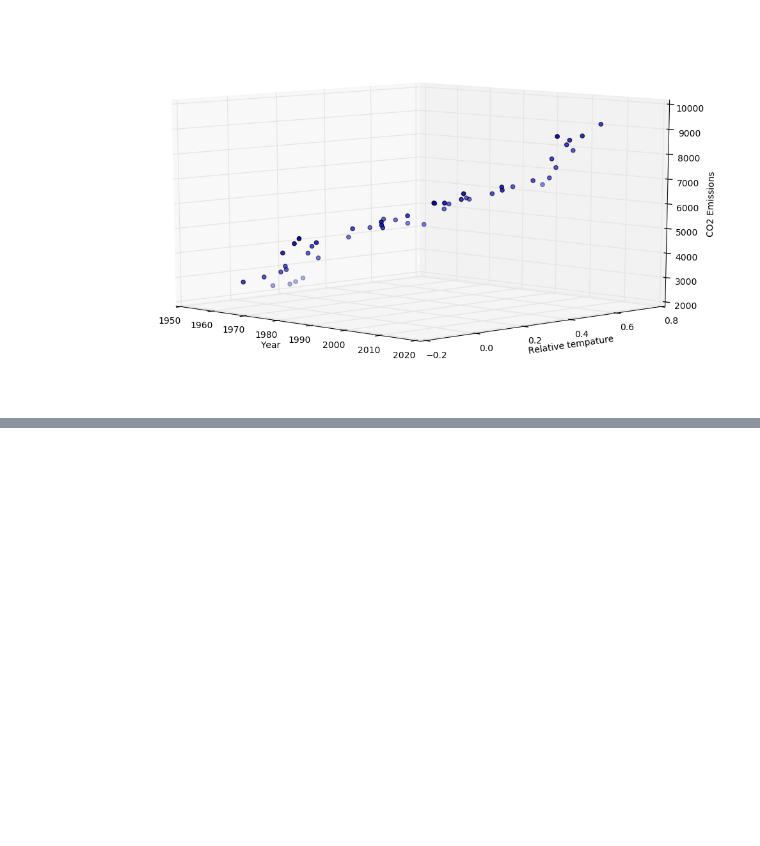
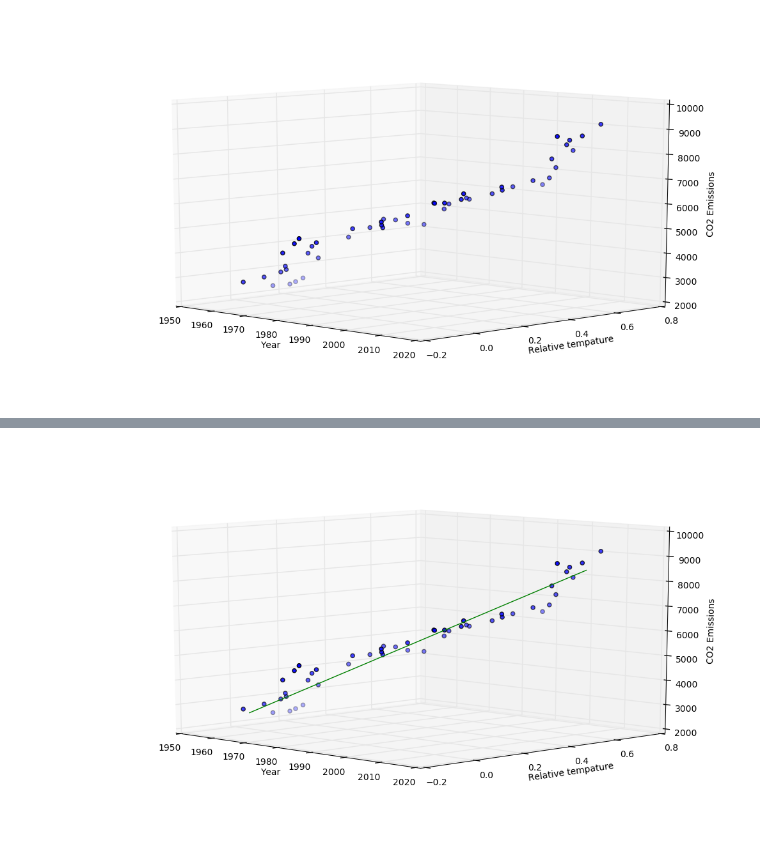
Before and after one commit to amanullahtariq/MLAlgorithm, a Jupyter notebook: linear_regression_demo/GlobalCO2Emission.ipynb, the cells around one changed output, grey strips where cells are left out. Cells and saved outputs as stored; diff of their text form; code cells hidden in the pictures; blank space fills up the shorter version.

Commit message:
Updated for CO2 emission calculation

```diff
--- a/linear_regression_demo/GlobalCO2Emission.ipynb
+++ b/linear_regression_demo/GlobalCO2Emission.ipynb
@@ -95,0 +104,11 @@ ax.view_init(10, -45)
+# %%
+from sklearn.model_selection import train_test_split
+
+climate_change_df = climate_change_df.dropna()
+
+X = climate_change_df.as_matrix(['Year'])
+Y = climate_change_df.as_matrix(['CO2', 'Temperature']).astype('float32')
+
+indexes = ~np.isnan(X)
+X_train, X_test, Y_train, Y_test = np.asarray(train_test_split(X,Y, test_size=0.1))
+#print(X_train)
@@ -95,0 +125,4 @@ ax.view_init(10, -45)
+# %%
+x_line = np.arange(1960,2011).reshape(-1,1)
+p = reg.predict(x_line).T
+print(x_line)
@@ -95,0 +147,11 @@ ax.view_init(10, -45)
+# %%
+
+fig2 = plt.figure()
+fig2.set_size_inches(12.5, 7.5)
+ax = fig2.add_subplot(111, projection='3d')
+ax.scatter(xs=climate_change_df['Year'], ys=climate_change_df['Temperature'], zs=climate_change_df['CO2'])
+ax.set_ylabel('Relative tempature'); ax.set_xlabel('Year'); ax.set_zlabel('CO2 Emissions')
+ax.plot(x_line, p[1], p[0], color='g')
+ax.view_init(10, -45)
+# %% [output]
+[figure, added]
```
Also changed, not shown: parts of 8 cells of this notebook.
